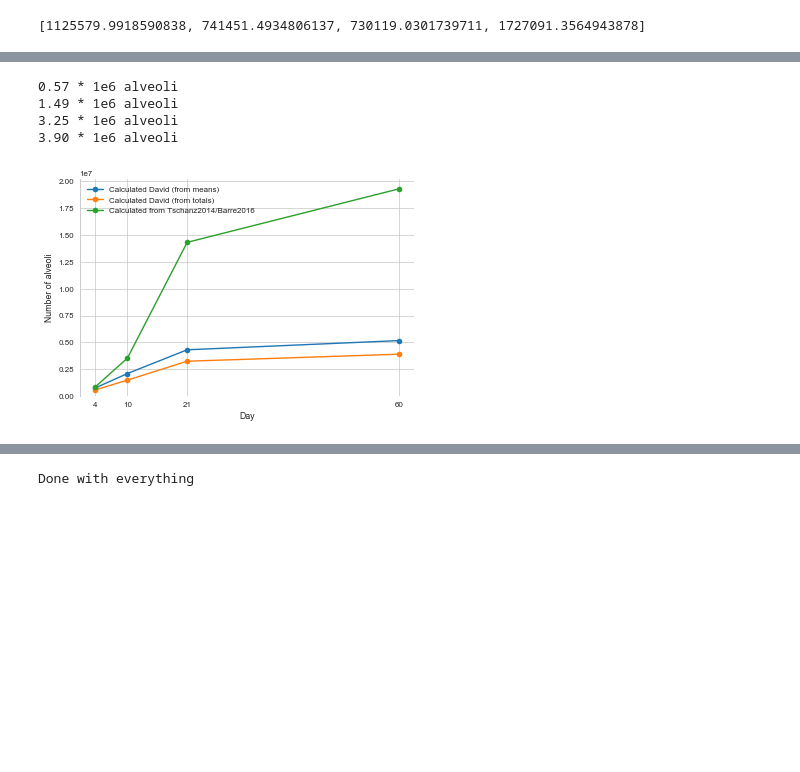
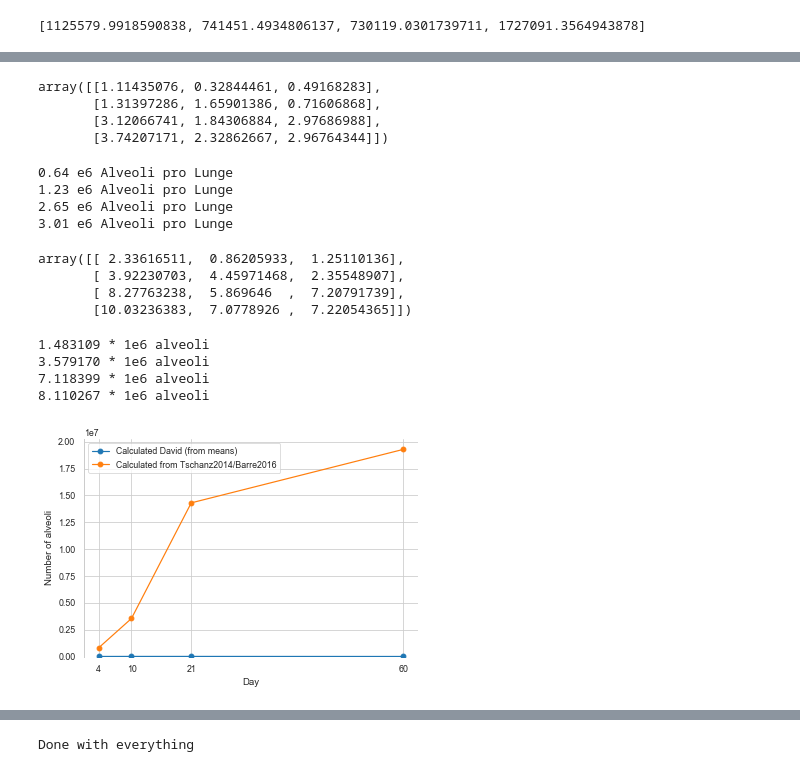
Before and after one commit to habi/acinar-analysis, a Jupyter notebook: Analysis.ipynb, the cells around one changed output, grey strips where cells are left out. Cells and saved outputs as stored; diff of their text form; code cells hidden in the pictures; blank space fills up the shorter version.

```diff
--- a/Analysis.ipynb
+++ b/Analysis.ipynb
@@ -1392,7 +1408,7 @@ for c, day in enumerate(sorted(Data.Day.unique())):
     print('Mean counts: %4.2f' % MeanCounts[c])
     # Acinus volume (*including* Ductus...), converted  from mm^3  to um^3
     # https://encrypted.google.com/search?hl=en&q=cubic%20millimeter%20to%20cubic%20micrometer
-    vol = numpy.mean(Data.loc[Data.Day == day]['Volume_Acinus_STEPanizer']) * 1e9 / ShrinkageFactor
+    vol = numpy.mean(Data.loc[Data.Day == day]['Volume_Acinus_STEPanizer']) * 1e9 / numpy.mean(ShrinkageFactor)
     CorrectDuctal = False
     if CorrectDuctal:
         # Remove the ductal airspace, as assessed by Tschanz2014
@@ -1451,0 +1460,16 @@ V_az = [ma * 1e-12 for ma in MeanAcinarVolume]
+# %%
+# From Datenblattstefan.xls we copy the mean parenchymal volume
+# Uncorrected
+V_lung_par = [[0.81, 0.77, 0.92],  # d04
+              [1.68, 1.72, 1.23],  # d10
+              [3.46, 3.25, 2.64],  # d21
+              [8.41, 9.41, 9.54]]  # d60
+# Corrected with Stefans Shrinkagefactor
+ShrinkageFactor = [[0.477, 0.381, 0.393],  # d04
+                   [0.335, 0.372, 0.304],  # d10
+                   [0.377, 0.314, 0.413],  # d21
+                   [0.373, 0.329, 0.411]]  # d60
+V_lung_par_corr = numpy.multiply(V_lung_par, ShrinkageFactor)
+# %%
+V_az = Data.groupby(by=['Day'])['Volume_Acinus_STEPanizer'].mean()
+V_az
@@ -1452,5 +1494,6 @@ V_az = [ma * 1e-12 for ma in MeanAcinarVolume]
 # %%
-NumberOfAcini = numpy.divide(V_lung_par, V_az)
+NumberOfAcini = numpy.divide([numpy.mean(v) for v in V_lung_par],
+                             V_az)
 print('In the mean (%0.0f), we have about %0.2g times what Sebastien has (%0.0f)...' % (numpy.mean(NumberOfAcini),
                                                                                         numpy.mean(NumberOfAcini) / BarreNumberOfAcini,
                                                                                         BarreNumberOfAcini))
@@ -1569,24 +1712,47 @@ N_alv_total = numpy.divide(numpy.multiply(TotalCounts, V_lung_airspace),
+# %%
+N_alv_total_corr
+# %% [output]
+array([[1.11435076, 0.32844461, 0.49168283],
+       [1.31397286, 1.65901386, 0.71606868],
+       [3.12066741, 1.84306884, 2.97686988],
+       [3.74207171, 2.32862667, 2.96764344]])
+# %%
+for i in N_alv_total_corr:
+    print('%0.2f e6 Alveoli pro Lunge' % numpy.mean(i))
+# %% [output]
+0.64 e6 Alveoli pro Lunge
+1.23 e6 Alveoli pro Lunge
+2.65 e6 Alveoli pro Lunge
+3.01 e6 Alveoli pro Lunge
+# %%
+N_alv_total
+# %% [output]
+array([[ 2.33616511,  0.86205933,  1.25110136],
+       [ 3.92230703,  4.45971468,  2.35548907],
+       [ 8.27763238,  5.869646  ,  7.20791739],
+       [10.03236383,  7.0778926 ,  7.22054365]])
 # %%
 for i in N_alv_total:
-    print('%0.2f * 1e6 alveoli' % (i * 1e-6))
+    print('%f * 1e6 alveoli' % (numpy.mean(i)))
 # %% [output]
-0.57 * 1e6 alveoli
-1.49 * 1e6 alveoli
-3.25 * 1e6 alveoli
-3.90 * 1e6 alveoli
+1.483109 * 1e6 alveoli
+3.579170 * 1e6 alveoli
+7.118399 * 1e6 alveoli
+8.110267 * 1e6 alveoli
 # %%
 # Number of Alveoli
 plt.plot(sorted(Data.Day.unique()), NumberOfAlveoli, marker='o', label='Calculated David (from means)')
-plt.plot(sorted(Data.Day.unique()), N_alv_total, marker='o', label='Calculated David (from totals)')
+# plt.semilogy(sorted(Data.Day.unique()), N_alv_total, marker='o', label='Calculated David (from totals)')
 plt.plot(sorted(Data.Day.unique()), StefanNumberOfAlveoli, marker='o', label='Calculated from Tschanz2014/Barre2016')
 plt.legend(loc='best')
 plt.xticks(Data.Day.unique())
 plt.xlabel('Day')
 plt.ylabel('Number of alveoli')
 plt.ylim(ymin=0)
+plt.savefig(os.path.join(OutputDir, 'Fig05-number-of-alveoli.png'))
 plt.show()
 # %% [output]
-[figure, old version]
+[figure, new version]
 # %%
 # Save all dataframes to different sheets in one big excel file for Stefan
 # This is so that Stefan can take a look at it
```
Also changed, not shown: parts of 54 cells of this notebook.
